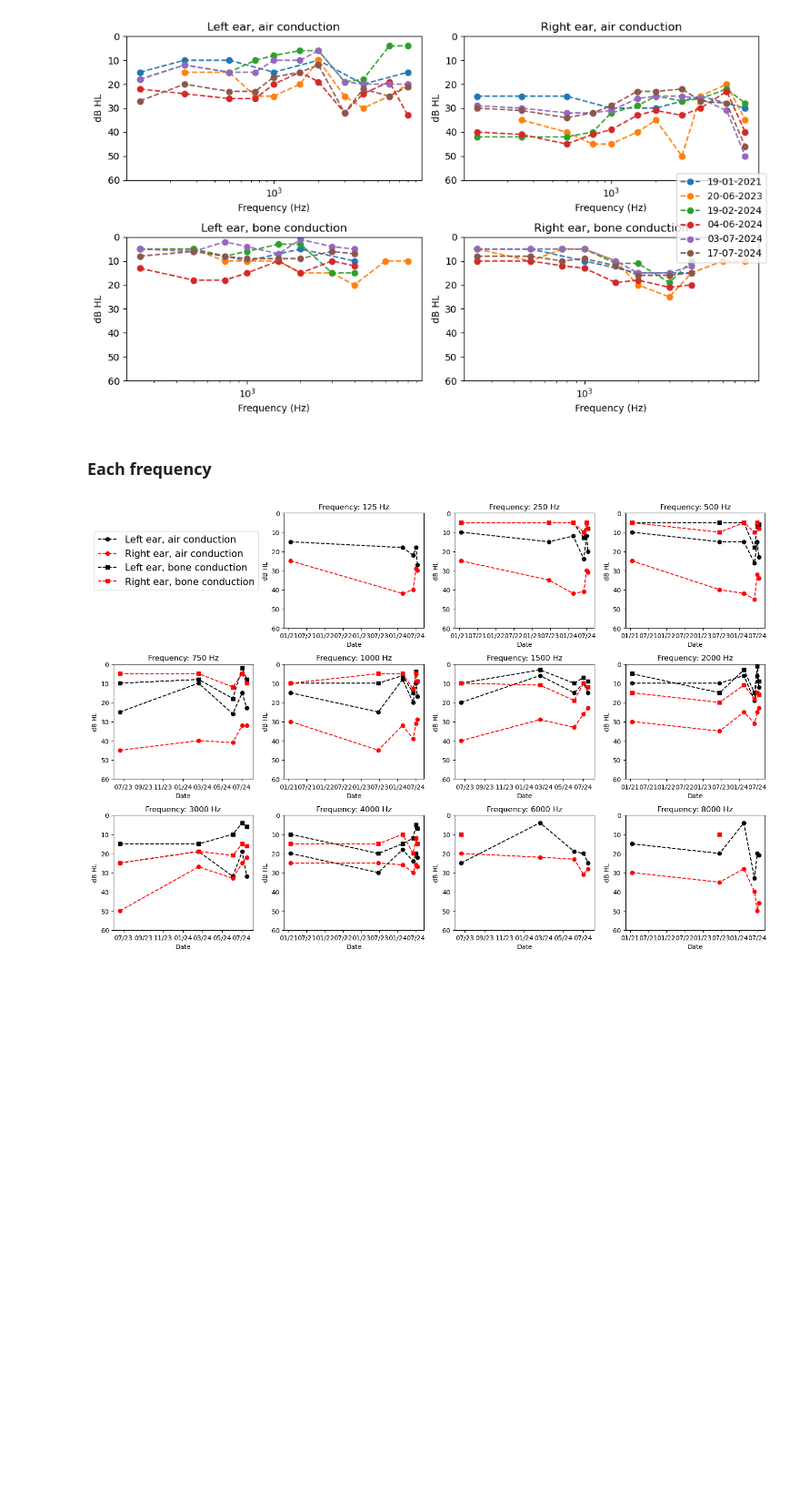
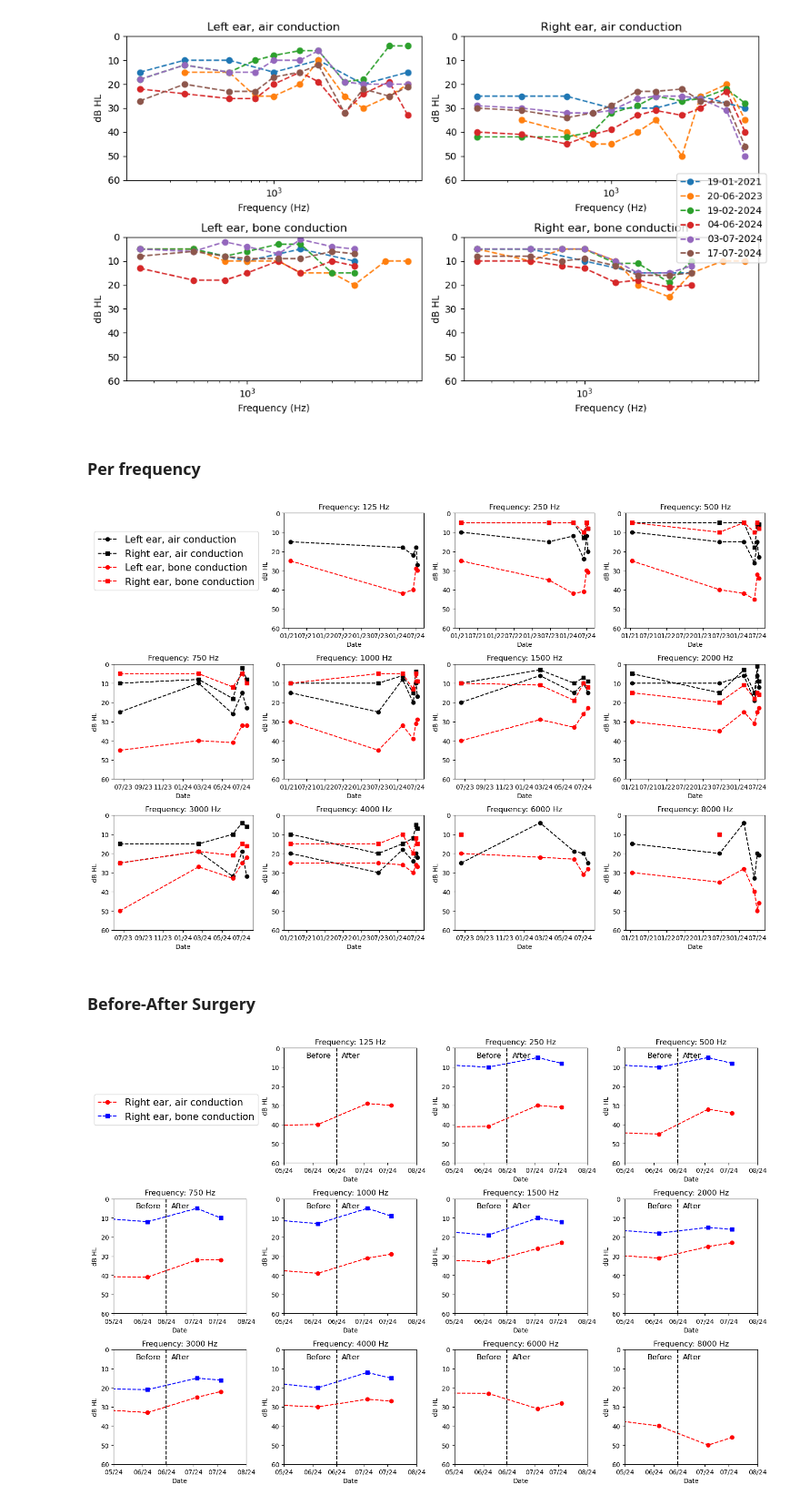
Before and after one commit to lorenzosquadrani/superhearo, a Jupyter notebook: analysis.ipynb, the cells around one changed output. Shown at 91% size. Cells and saved outputs as stored; diff of their text form; code cells hidden in the pictures; blank space fills up the shorter version.

Commit message:
added before and after surgery figure

```diff
--- a/analysis.ipynb
+++ b/analysis.ipynb
@@ -61,7 +61,7 @@ plt.show()
 # %% [output]
 [figure]
 # %% [markdown]
-### Each frequency
+### Per frequency
 # %%
 def get_data_for_frequency(frequency):
 
@@ -85,15 +85,19 @@ def get_data_for_frequency(frequency):
 
     return dates_air, dates_bone, dB_air_left, dB_air_right, dB_bone_left, dB_bone_right
 
-def plot_frequency_data(frequency, ax):
+def plot_frequency_data(frequency, ax, only_rigth=False):
 
     dates_air, dates_bone, dB_air_left, dB_air_right, dB_bone_left, dB_bone_right  = get_data_for_frequency(frequency)
 
     ax.set_title(f'Frequency: {frequency} Hz')
-    ax.plot(dates_air, dB_air_left, 'o--', label='Left ear, air conduction', color='black')
+
+    if not only_rigth:
+        ax.plot(dates_air, dB_air_left, 'o--', label='Left ear, air conduction', color='black')
+        ax.plot(dates_bone, dB_bone_left, 's--', label='Left ear, bone conduction', color='black')
+
+    c = 'blue' if only_rigth else 'red'
     ax.plot(dates_air, dB_air_right, 'o--', label='Right ear, air conduction', color='red')
-    ax.plot(dates_bone, dB_bone_left, 's--', label='Left ear, bone conduction', color='black')
-    ax.plot(dates_bone, dB_bone_right, 's--', label='Right ear, bone conduction', color='red')
+    ax.plot(dates_bone, dB_bone_right, 's--', label='Right ear, bone conduction', color=c)
 
     ax.set_xlabel('Date')
     ax.set_ylabel('dB HL')
@@ -111,6 +115,7 @@ for frequency, ax in zip(frequencies, axs.flatten()[1:]):
     ax.xaxis.set_major_formatter(plt.matplotlib.dates.DateFormatter('%m/%y'))
 
 axs[0, 0].axis('off')
+
 fig.legend(axs[0, 1].get_lines(),
            ['Left ear, air conduction', 'Right ear, air conduction', 'Left ear, bone conduction', 'Right ear, bone conduction'],
             loc=(0.01, 0.8), fontsize=15)
@@ -118,4 +123,31 @@ fig.legend(axs[0, 1].get_lines(),
 plt.tight_layout()
 plt.show()
 # %% [output]
-[figure, old version]
+[figure, new version]
+# %% [markdown]
+### Before-After Surgery
+# %%
+frequencies = [125, 250, 500, 750, 1000, 1500, 2000, 3000, 4000, 6000, 8000]
+
+fig, axs = plt.subplots(3, 4, figsize=(15, 10))
+
+for frequency, ax in zip(frequencies, axs.flatten()[1:]):
+    plot_frequency_data(frequency, ax, only_rigth=True)
+
+    # set year format for x-axis
+    ax.set_xlim([pd.Timestamp('2024-05-15'), pd.Timestamp('2024-08-01')])
+    ax.xaxis.set_major_formatter(plt.matplotlib.dates.DateFormatter('%m/%y'))
+    ax.vlines(pd.Timestamp('2024-06-15'), 0, 60, color='black', linestyle='--')
+    ax.text(pd.Timestamp('2024-05-28'), 5, 'Before', fontsize=12)
+    ax.text(pd.Timestamp('2024-06-18'), 5, 'After', fontsize=12)
+
+
+axs[0, 0].axis('off')
+fig.legend(axs[0, 1].get_lines(),
+           ['Right ear, air conduction', 'Right ear, bone conduction'],
+            loc=(0.01, 0.8), fontsize=15)
+
+plt.tight_layout()
+plt.show()
+# %% [output]
+[figure, added]
```
Also changed, not shown: 2 other files.
